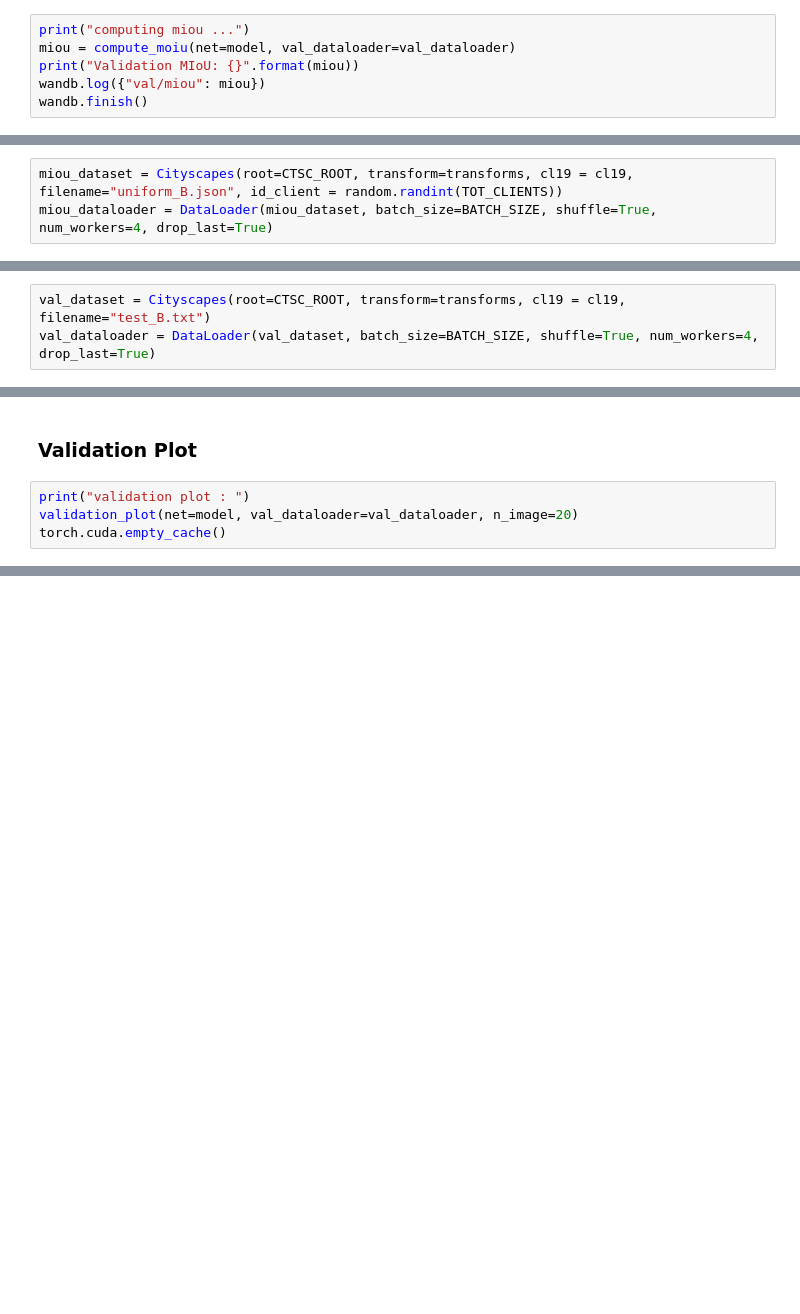
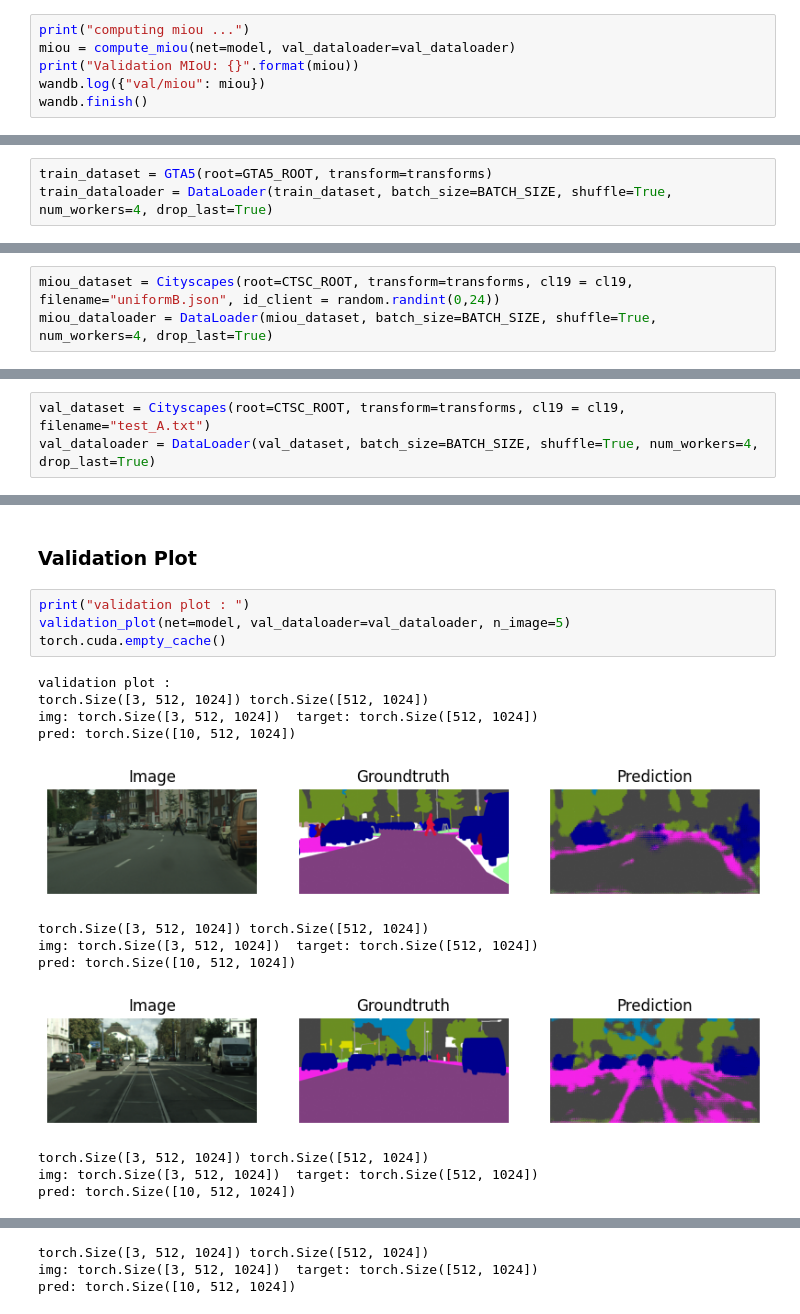
Before and after one commit to lorenzobellino/AML-project-2023, a Jupyter notebook: fssfsdc.ipynb, the cells around one changed output, grey strips where cells are left out. Saved outputs shown, nothing was run; the diff lists cells and outputs as text; blank space fills up the shorter version.

```diff
--- a/fssfsdc.ipynb
+++ b/fssfsdc.ipynb
@@ -1160,7 +1171,7 @@ Dataset dimension:  250
 ### Validation
 # %%
 print("computing miou ...")
-miou = compute_moiu(net=model, val_dataloader=val_dataloader)
+miou = compute_miou(net=model, val_dataloader=val_dataloader)
 print("Validation MIoU: {}".format(miou))
 wandb.log({"val/miou": miou})
 wandb.finish()
@@ -1232,7 +1248,10 @@ train_dataset = GTA5(root=GTA5_ROOT, transform=transforms, cl19 = cl19, filename
+# %%
+train_dataset = GTA5(root=GTA5_ROOT, transform=transforms)
+train_dataloader = DataLoader(train_dataset, batch_size=BATCH_SIZE, shuffle=True, num_workers=4, drop_last=True)
 # %% [markdown]
 ### Creating MIOU dataloader
 # %%
-miou_dataset = Cityscapes(root=CTSC_ROOT, transform=transforms, cl19 = cl19, filename="uniform_B.json", id_client = random.randint(TOT_CLIENTS))
+miou_dataset = Cityscapes(root=CTSC_ROOT, transform=transforms, cl19 = cl19, filename="uniformB.json", id_client = random.randint(0,24))
 miou_dataloader = DataLoader(miou_dataset, batch_size=BATCH_SIZE, shuffle=True, num_workers=4, drop_last=True)
 # %% [markdown]
 ### Loading the model
@@ -1301,7 +1339,7 @@ criterion = nn.CrossEntropyLoss(ignore_index=255)
 # %% [markdown]
 ### Creating Validation Dataloader
 # %%
-val_dataset = Cityscapes(root=CTSC_ROOT, transform=transforms, cl19 = cl19, filename="test_B.txt")
+val_dataset = Cityscapes(root=CTSC_ROOT, transform=transforms, cl19 = cl19, filename="test_A.txt")
 val_dataloader = DataLoader(val_dataset, batch_size=BATCH_SIZE, shuffle=True, num_workers=4, drop_last=True)
 # %% [markdown]
 ### Validation
@@ -1315,5 +1368,18 @@ wandb.finish()
 ### Validation Plot
 # %%
 print("validation plot : ")
-validation_plot(net=model, val_dataloader=val_dataloader, n_image=20)
+validation_plot(net=model, val_dataloader=val_dataloader, n_image=5)
 torch.cuda.empty_cache()
+# %% [output]
+validation plot :
+torch.Size([3, 512, 1024]) torch.Size([512, 1024])
+img: torch.Size([3, 512, 1024])  target: torch.Size([512, 1024])
+pred: torch.Size([10, 512, 1024])
+[figure, added]
+torch.Size([3, 512, 1024]) torch.Size([512, 1024])
+img: torch.Size([3, 512, 1024])  target: torch.Size([512, 1024])
+pred: torch.Size([10, 512, 1024])
+[figure, added]
+torch.Size([3, 512, 1024]) torch.Size([512, 1024])
+img: torch.Size([3, 512, 1024])  target: torch.Size([512, 1024])
+pred: torch.Size([10, 512, 1024])
@@ -1319,0 +1387,3 @@ torch.cuda.empty_cache()
+torch.Size([3, 512, 1024]) torch.Size([512, 1024])
+img: torch.Size([3, 512, 1024])  target: torch.Size([512, 1024])
+pred: torch.Size([10, 512, 1024])
```
Also changed, not shown: parts of 17 cells of this notebook.
